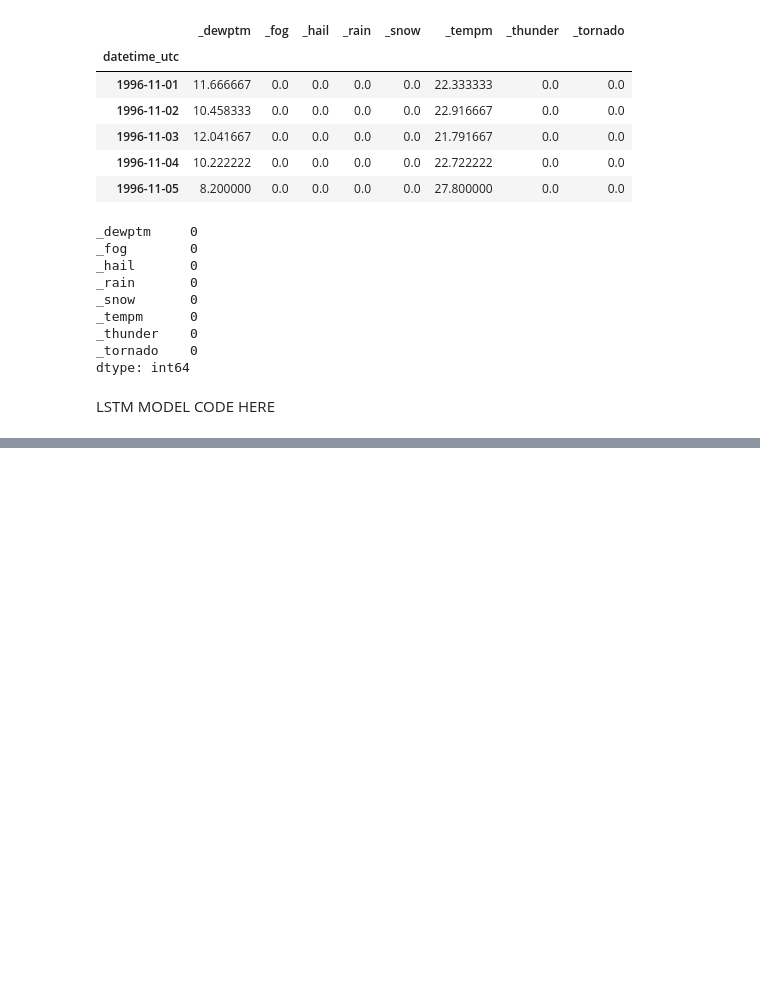
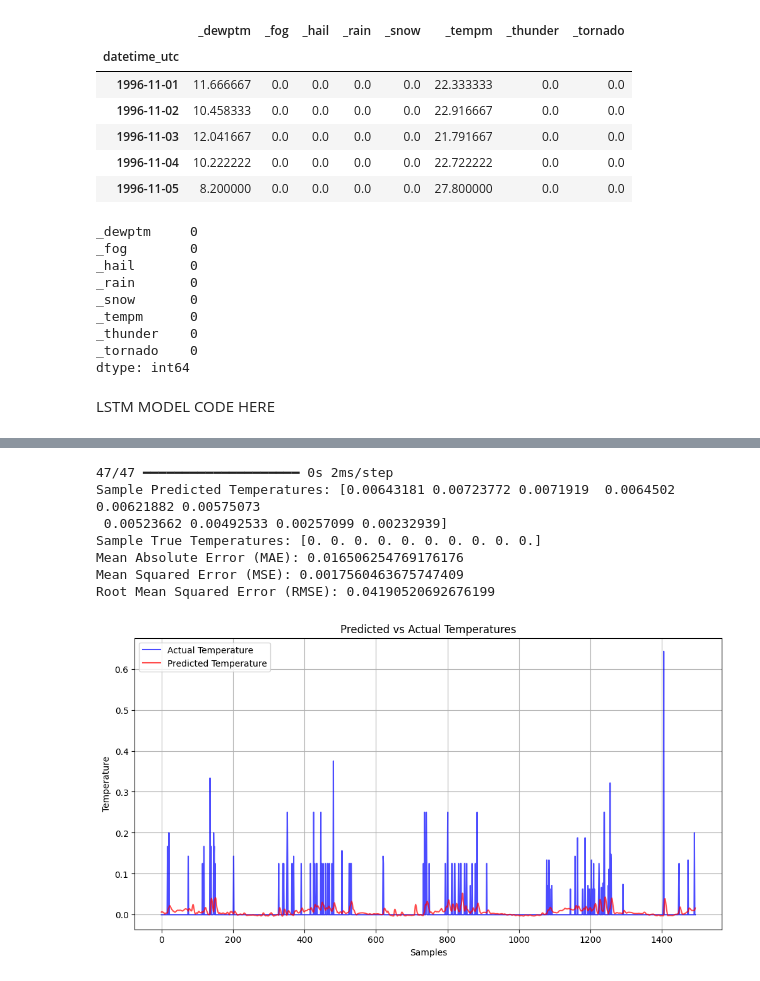
Before and after one commit to proloypoddar/Weather-Predection-By-LSTM, a Jupyter notebook: main_code.ipynb, the cells around one changed output, grey strips where cells are left out. Saved outputs shown, nothing was run; the diff lists cells and outputs as text; code cells hidden in the pictures; blank space fills up the shorter version.

```diff
--- a/main_code.ipynb
+++ b/main_code.ipynb
@@ -153,0 +342,46 @@ ModuleNotFoundError: No module named 'sklearn'
+# %%
+# Predict on the test data
+predictions = best_model.predict(test_x)
+
+# Rescale predictions back to the original range
+prediction_copies = np.repeat(predictions, train_x.shape[-1], axis=-1)  # Adjust axis to match data
+predicted_temp = scaler.inverse_transform(prediction_copies)[:, 6]  # Adjust index if needed
+
+# Rescale true test values back to the original range
+test_y_copies = np.repeat(test_y.reshape(-1, 1), train_x.shape[-1], axis=-1)  # Adjust axis to match data
+true_temp = scaler.inverse_transform(test_y_copies)[:, 6]  # Adjust index if needed
+
+# Print some sample predictions
+print("Sample Predicted Temperatures:", predicted_temp[:10])
+print("Sample True Temperatures:", true_temp[:10])
+
+# Calculate performance metrics
+from sklearn.metrics import mean_absolute_error, mean_squared_error
+
+mae = mean_absolute_error(true_temp, predicted_temp)
+mse = mean_squared_error(true_temp, predicted_temp)
+rmse = mse ** 0.5
+
+print(f"Mean Absolute Error (MAE): {mae}")
+print(f"Mean Squared Error (MSE): {mse}")
+print(f"Root Mean Squared Error (RMSE): {rmse}")
+
+# Plot predictions vs actual temperatures
+plt.figure(figsize=(12, 6))
+plt.plot(range(len(true_temp)), true_temp, label="Actual Temperature", color="blue", alpha=0.7)
+plt.plot(range(len(predicted_temp)), predicted_temp, label="Predicted Temperature", color="red", alpha=0.7)
+plt.title("Predicted vs Actual Temperatures")
+plt.xlabel("Samples")
+plt.ylabel("Temperature")
+plt.legend()
+plt.grid()
+plt.show()
+# %% [output]
+47/47 ━━━━━━━━━━━━━━━━━━━━ 0s 2ms/step
+Sample Predicted Temperatures: [0.00643181 0.00723772 0.0071919  0.0064502  0.00621882 0.00575073
+ 0.00523662 0.00492533 0.00257099 0.00232939]
+Sample True Temperatures: [0. 0. 0. 0. 0. 0. 0. 0. 0. 0.]
+Mean Absolute Error (MAE): 0.016506254769176176
+Mean Squared Error (MSE): 0.0017560463675747409
+Root Mean Squared Error (RMSE): 0.04190520692676199
+[figure, added]
```
Also changed, not shown: parts of 9 cells of this notebook, 1 other file.
